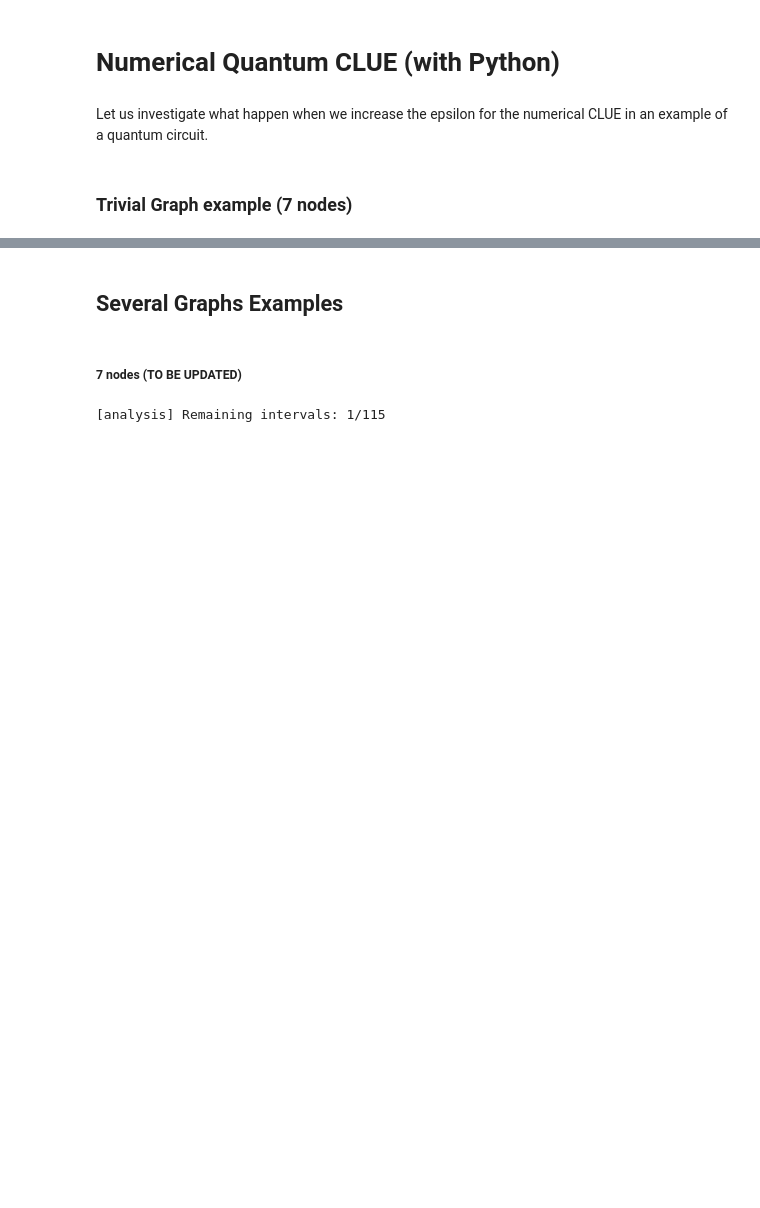
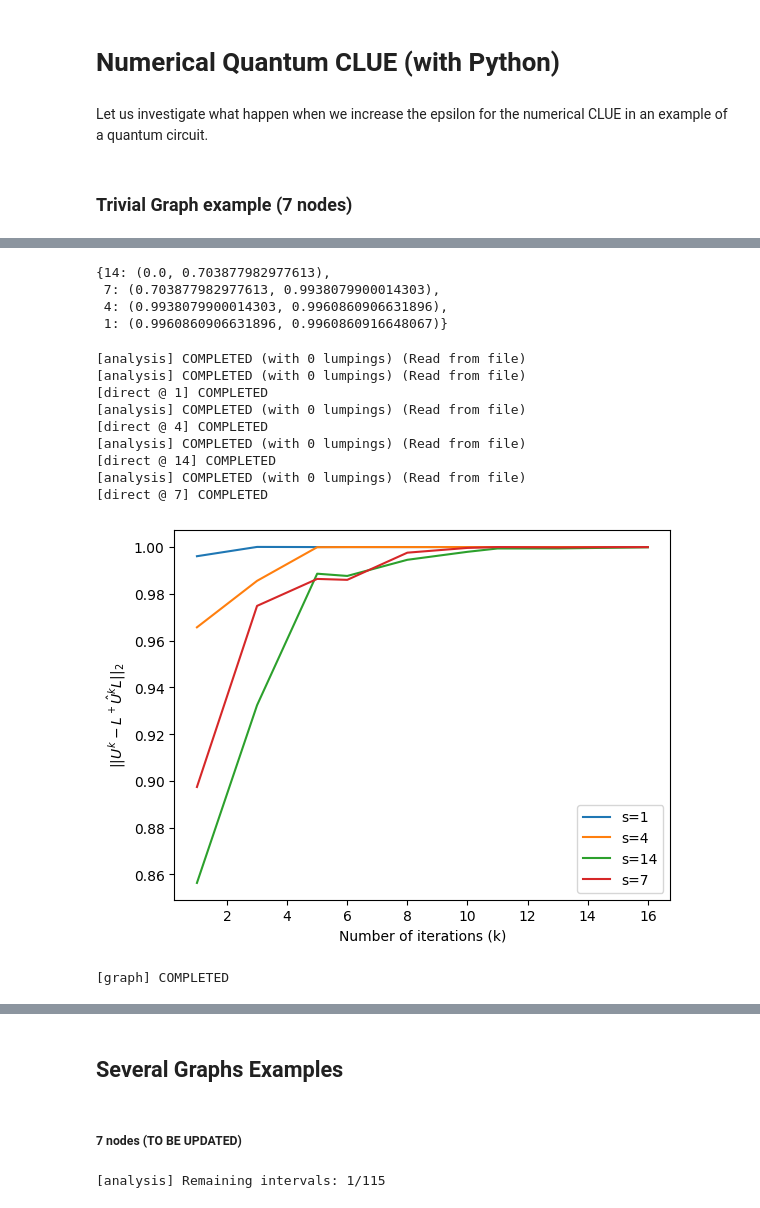
Before and after one commit to Antonio-JP/CLUE, a Jupyter notebook: notebooks/numerical_quantum.ipynb, the cells around one changed output, grey strips where cells are left out. Drawn from its saved outputs; the diff is of its cells as text; code cells hidden in the pictures; blank space fills up the shorter version.

```diff
--- a/notebooks/numerical_quantum.ipynb
+++ b/notebooks/numerical_quantum.ipynb
@@ -75,0 +147,5 @@ generate_error_graph(QW, closest_unitary_error, r"\tilde{U}", bound_lump=125)
+# %%
+GS = QuantumBenchmark.generate_example("graphstate", 7, 0)
+A = analysis(GS)
+print("Circuit: ", GS)
+A
@@ -75,0 +163,21 @@ generate_error_graph(QW, closest_unitary_error, r"\tilde{U}", bound_lump=125)
+# %%
+epsilon_intervals(A)
+# %% [output]
+{14: (0.0, 0.703877982977613),
+ 7: (0.703877982977613, 0.9938079900014303),
+ 4: (0.9938079900014303, 0.9960860906631896),
+ 1: (0.9960860906631896, 0.9960860916648067)}
+# %%
+generate_error_graph(GS)
+# %% [output]
+[analysis] COMPLETED (with 0 lumpings) (Read from file)
+[analysis] COMPLETED (with 0 lumpings) (Read from file)
+[direct @ 1] COMPLETED
+[analysis] COMPLETED (with 0 lumpings) (Read from file)
+[direct @ 4] COMPLETED
+[analysis] COMPLETED (with 0 lumpings) (Read from file)
+[direct @ 14] COMPLETED
+[analysis] COMPLETED (with 0 lumpings) (Read from file)
+[direct @ 7] COMPLETED
+[figure, added]
+[graph] COMPLETED
```
Also changed, not shown: parts of 40 cells of this notebook, 9 other files.
